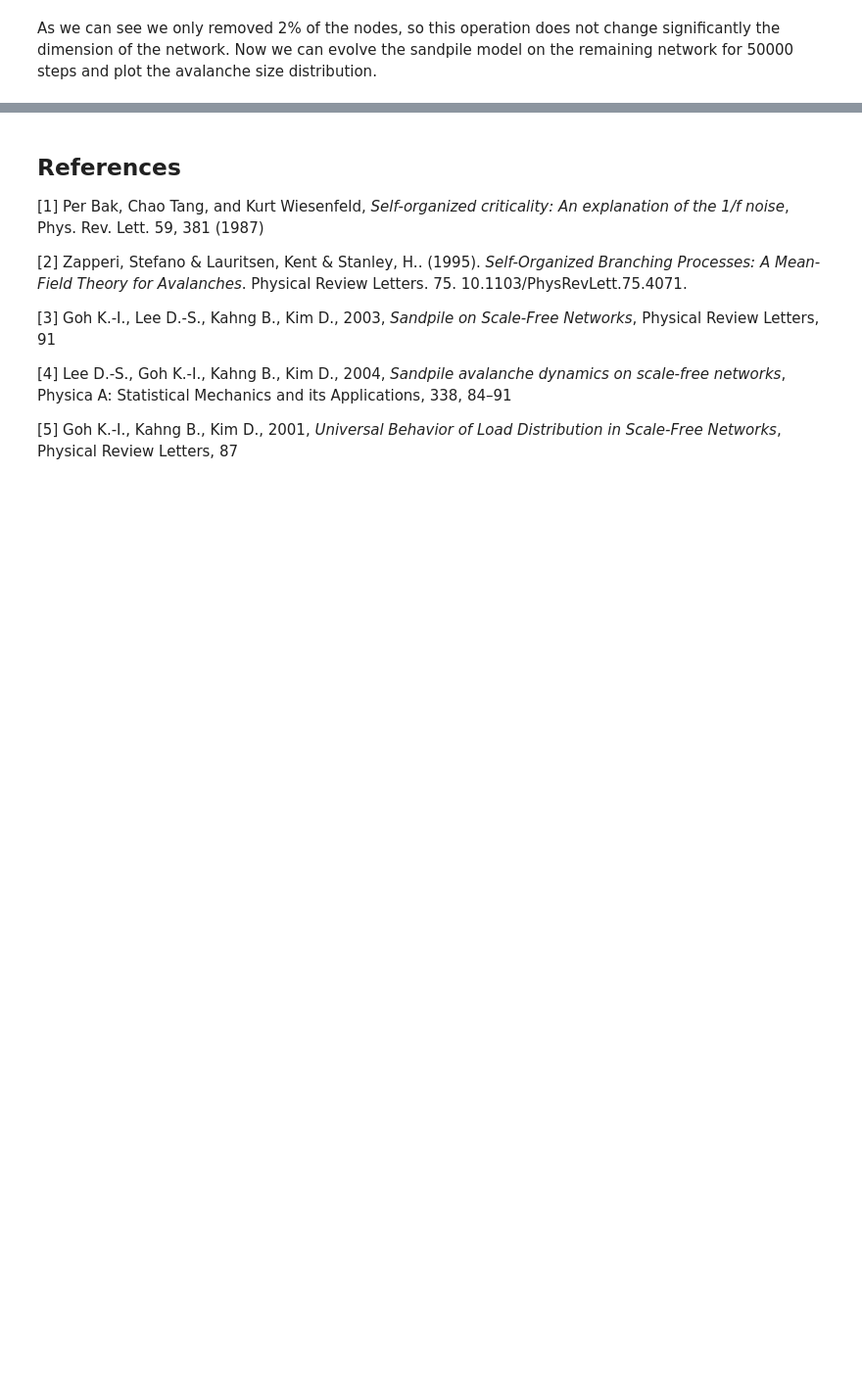
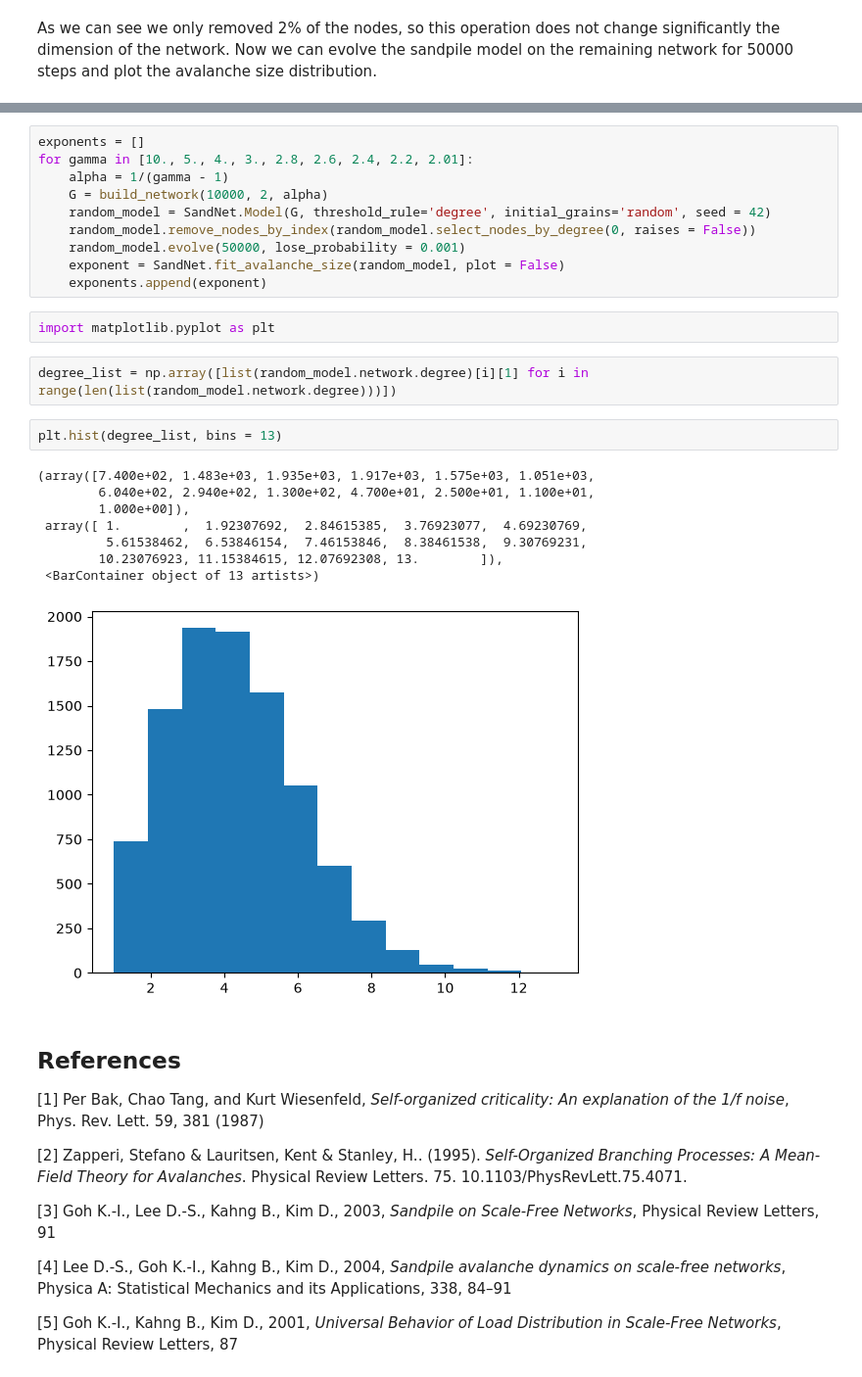
Before and after one commit to riccardo03-maker/SOC_on_networks, a Jupyter notebook: project_notebook.ipynb, the cells around one changed output, grey strips where cells are left out. Shown at 98% size. Drawn from its saved outputs; the diff is of its cells as text; blank space fills up the shorter version.

```diff
--- a/project_notebook.ipynb
+++ b/project_notebook.ipynb
@@ -174,3 +181,28 @@ We obtain an exponent $\tau = 1.52$, which is very close to the
+# %%
+exponents = []
+for gamma in [10., 5., 4., 3., 2.8, 2.6, 2.4, 2.2, 2.01]:
+    alpha = 1/(gamma - 1)
+    G = build_network(10000, 2, alpha)
+    random_model = SandNet.Model(G, threshold_rule='degree', initial_grains='random', seed = 42)
+    random_model.remove_nodes_by_index(random_model.select_nodes_by_degree(0, raises = False))
+    random_model.evolve(50000, lose_probability = 0.001)
+    exponent = SandNet.fit_avalanche_size(random_model, plot = False)
+    exponents.append(exponent)
+# %%
+import matplotlib.pyplot as plt
+# %%
+degree_list = np.array([list(random_model.network.degree)[i][1] for i in range(len(list(random_model.network.degree)))])
+# %%
+plt.hist(degree_list, bins = 13)
+# %% [output]
+(array([7.400e+02, 1.483e+03, 1.935e+03, 1.917e+03, 1.575e+03, 1.051e+03,
+        6.040e+02, 2.940e+02, 1.300e+02, 4.700e+01, 2.500e+01, 1.100e+01,
+        1.000e+00]),
+ array([ 1.        ,  1.92307692,  2.84615385,  3.76923077,  4.69230769,
+         5.61538462,  6.53846154,  7.46153846,  8.38461538,  9.30769231,
+        10.23076923, 11.15384615, 12.07692308, 13.        ]),
+ <BarContainer object of 13 artists>)
+[figure, added]
 # %% [markdown]
 ## References
 
```
Also changed, not shown: parts of 2 cells of this notebook, 1 other file.
